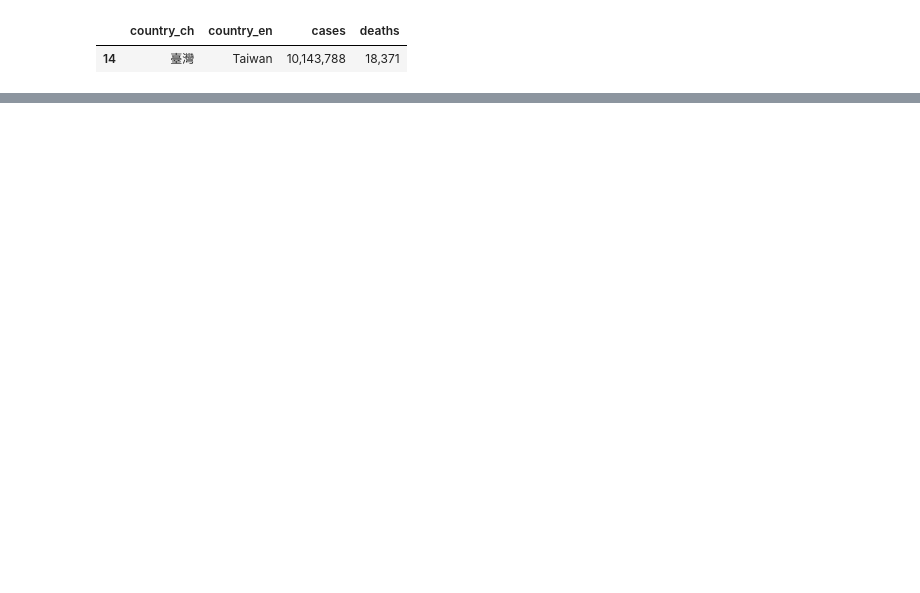
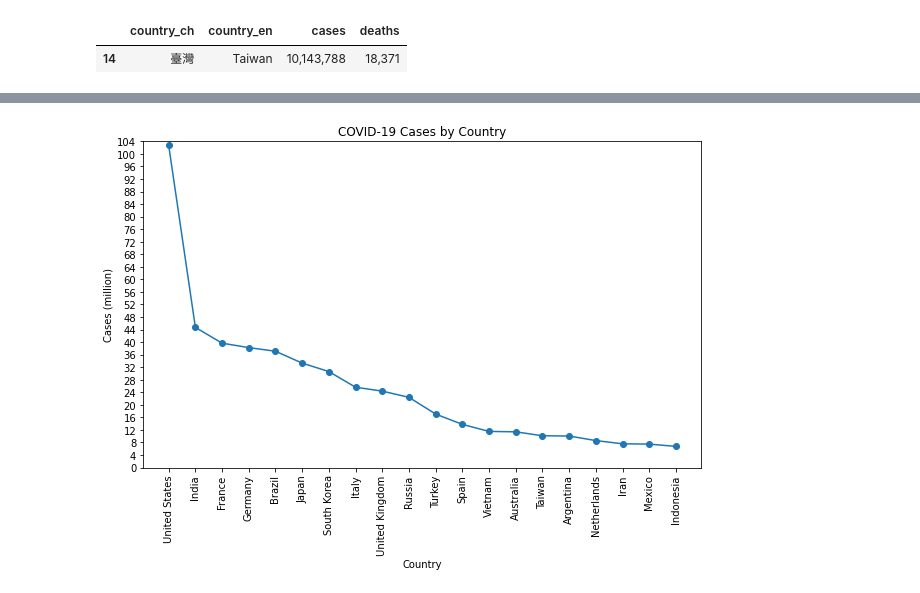
Before and after one commit to yoru10129/0726, a Jupyter notebook: pandas.ipynb, the cells around one changed output, grey strips where cells are left out. Drawn from its saved outputs; the diff is of its cells as text; code cells hidden in the pictures; blank space fills up the shorter version.

```diff
--- a/pandas.ipynb
+++ b/pandas.ipynb
@@ -554,0 +653,22 @@ result
+# %%
+data['cases'] = pd.to_numeric(data['cases'].str.replace(',', '')) / 1000000
+# %%
+x=data['country_en'].head(20)
+y=data['cases'].head(20)
+
+plt.figure(figsize=(10, 6))
+plt.ylim(0, 103)
+plt.yticks(range(0, 105, 4))
+
+plt.plot(x, y, marker='o')
+
+plt.xticks(rotation=90)
+
+plt.title('COVID-19 Cases by Country')
+plt.xlabel('Country')
+plt.ylabel('Cases (million)')
+
+# 顯示圖表
+plt.show()
+# %% [output]
+[figure, added]
```
Also changed, not shown: parts of 23 cells of this notebook.
